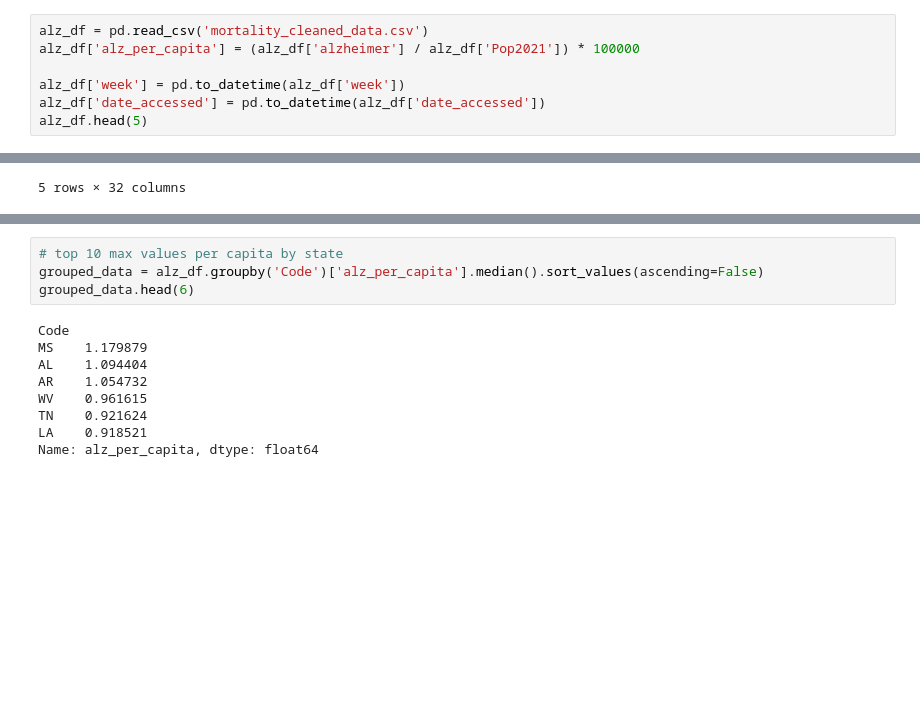
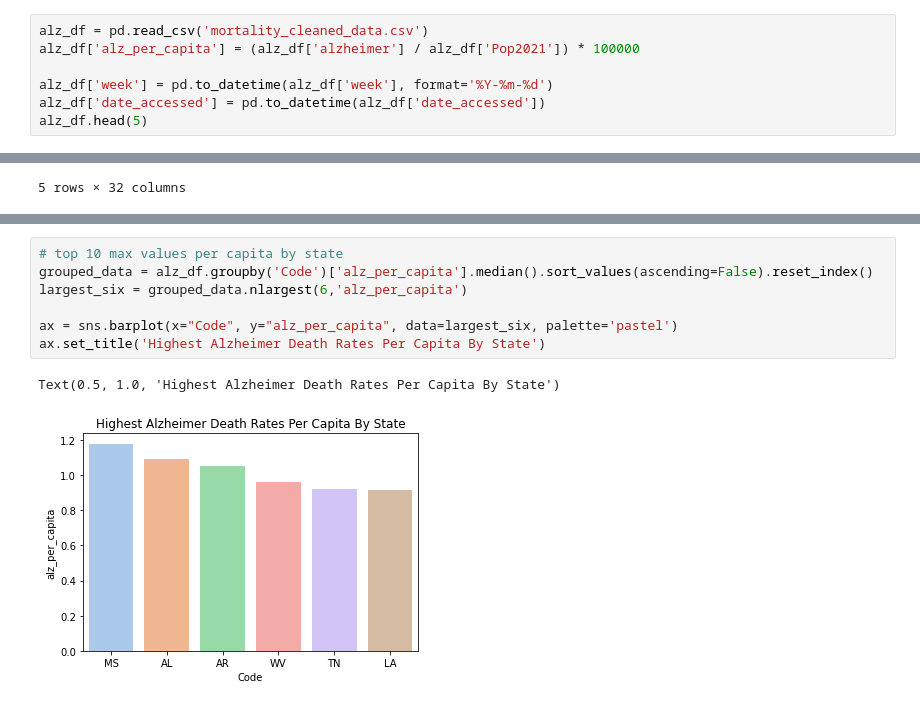
Before and after one commit to lieselurban/alzheimer_research, a Jupyter notebook: alzheimer_research_eda.ipynb, the cells around one changed output, grey strips where cells are left out. Saved outputs shown, nothing was run; the diff lists cells and outputs as text; blank space fills up the shorter version.

Commit message:
continued with EDA, added additional state codes to alz_df

```diff
--- a/alzheimer_research_eda.ipynb
+++ b/alzheimer_research_eda.ipynb
@@ -8,7 +8,7 @@ import requests
 alz_df = pd.read_csv('mortality_cleaned_data.csv')
 alz_df['alz_per_capita'] = (alz_df['alzheimer'] / alz_df['Pop2021']) * 100000
 
-alz_df['week'] = pd.to_datetime(alz_df['week'])
+alz_df['week'] = pd.to_datetime(alz_df['week'], format='%Y-%m-%d')
 alz_df['date_accessed'] = pd.to_datetime(alz_df['date_accessed'])
 alz_df.head(5)
 # %% [output]
@@ -54,14 +47,11 @@ m
 [interactive output not drawn]
 # %%
 # top 10 max values per capita by state
-grouped_data = alz_df.groupby('Code')['alz_per_capita'].median().sort_values(ascending=False)
-grouped_data.head(6)
+grouped_data = alz_df.groupby('Code')['alz_per_capita'].median().sort_values(ascending=False).reset_index()
+largest_six = grouped_data.nlargest(6,'alz_per_capita')
+
+ax = sns.barplot(x="Code", y="alz_per_capita", data=largest_six, palette='pastel')
+ax.set_title('Highest Alzheimer Death Rates Per Capita By State')
 # %% [output]
-Code
-MS    1.179879
-AL    1.094404
-AR    1.054732
-WV    0.961615
-TN    0.921624
-LA    0.918521
-Name: alz_per_capita, dtype: float64
+Text(0.5, 1.0, 'Highest Alzheimer Death Rates Per Capita By State')
+[figure, added]
```
Also changed, not shown: parts of 6 cells of this notebook.
